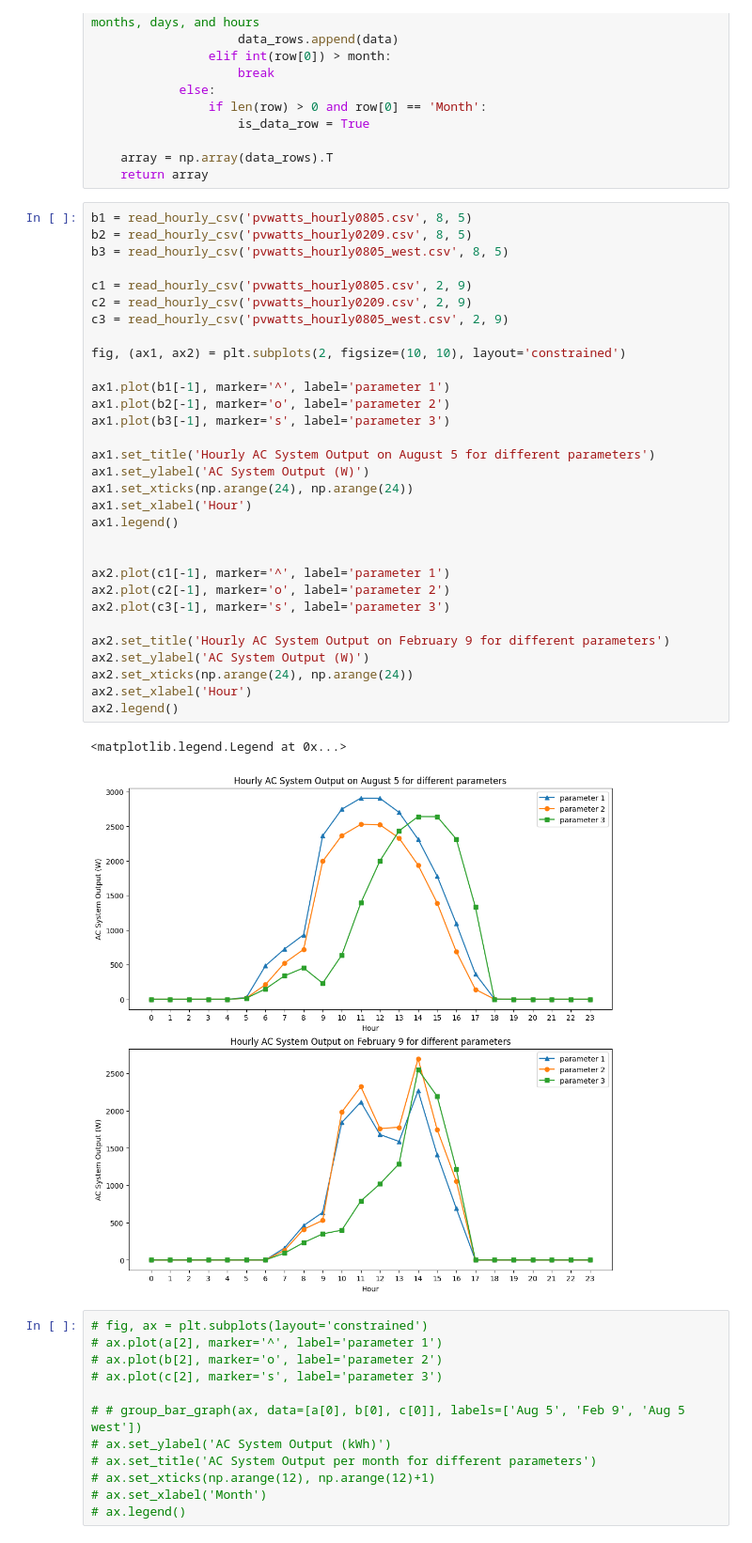
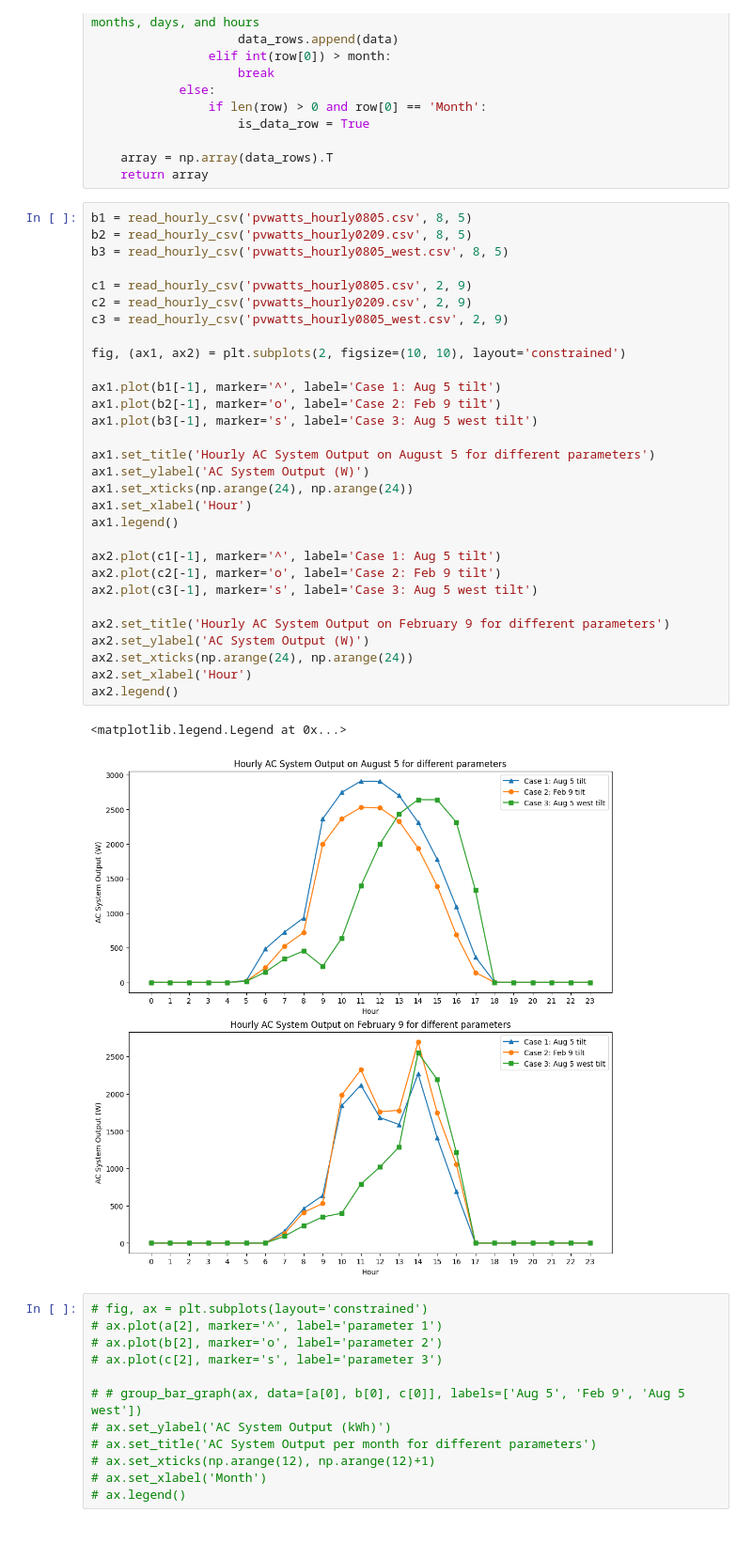
Before and after one commit to WeiLuya/mae119_code, a Jupyter notebook: hw1/MAE119_HW1.ipynb, the cells around one changed output. Shown: that part at 94% size. Cells and saved outputs as stored; diff of their text form.

```diff
--- a/hw1/MAE119_HW1.ipynb
+++ b/hw1/MAE119_HW1.ipynb
@@ -145,37 +145,36 @@ def read_hourly_csv(file_path, month, day):
 # %%
 b1 = read_hourly_csv('pvwatts_hourly0805.csv', 8, 5)
 b2 = read_hourly_csv('pvwatts_hourly0209.csv', 8, 5)
 b3 = read_hourly_csv('pvwatts_hourly0805_west.csv', 8, 5)
 
 c1 = read_hourly_csv('pvwatts_hourly0805.csv', 2, 9)
 c2 = read_hourly_csv('pvwatts_hourly0209.csv', 2, 9)
 c3 = read_hourly_csv('pvwatts_hourly0805_west.csv', 2, 9)
 
 fig, (ax1, ax2) = plt.subplots(2, figsize=(10, 10), layout='constrained')
 
-ax1.plot(b1[-1], marker='^', label='parameter 1')
-ax1.plot(b2[-1], marker='o', label='parameter 2')
-ax1.plot(b3[-1], marker='s', label='parameter 3')
+ax1.plot(b1[-1], marker='^', label='Case 1: Aug 5 tilt')
+ax1.plot(b2[-1], marker='o', label='Case 2: Feb 9 tilt')
+ax1.plot(b3[-1], marker='s', label='Case 3: Aug 5 west tilt')
 
 ax1.set_title('Hourly AC System Output on August 5 for different parameters')
 ax1.set_ylabel('AC System Output (W)')
 ax1.set_xticks(np.arange(24), np.arange(24))
 ax1.set_xlabel('Hour')
 ax1.legend()
 
-
-ax2.plot(c1[-1], marker='^', label='parameter 1')
-ax2.plot(c2[-1], marker='o', label='parameter 2')
-ax2.plot(c3[-1], marker='s', label='parameter 3')
+ax2.plot(c1[-1], marker='^', label='Case 1: Aug 5 tilt')
+ax2.plot(c2[-1], marker='o', label='Case 2: Feb 9 tilt')
+ax2.plot(c3[-1], marker='s', label='Case 3: Aug 5 west tilt')
 
 ax2.set_title('Hourly AC System Output on February 9 for different parameters')
 ax2.set_ylabel('AC System Output (W)')
 ax2.set_xticks(np.arange(24), np.arange(24))
 ax2.set_xlabel('Hour')
 ax2.legend()
 # %% [output]
 <matplotlib.legend.Legend at 0x...>
-[figure, old version]
+[figure, new version]
 # %%
 # fig, ax = plt.subplots(layout='constrained')
 # ax.plot(a[2], marker='^', label='parameter 1')
```
Also changed, not shown: parts of 1 cell of this notebook.
